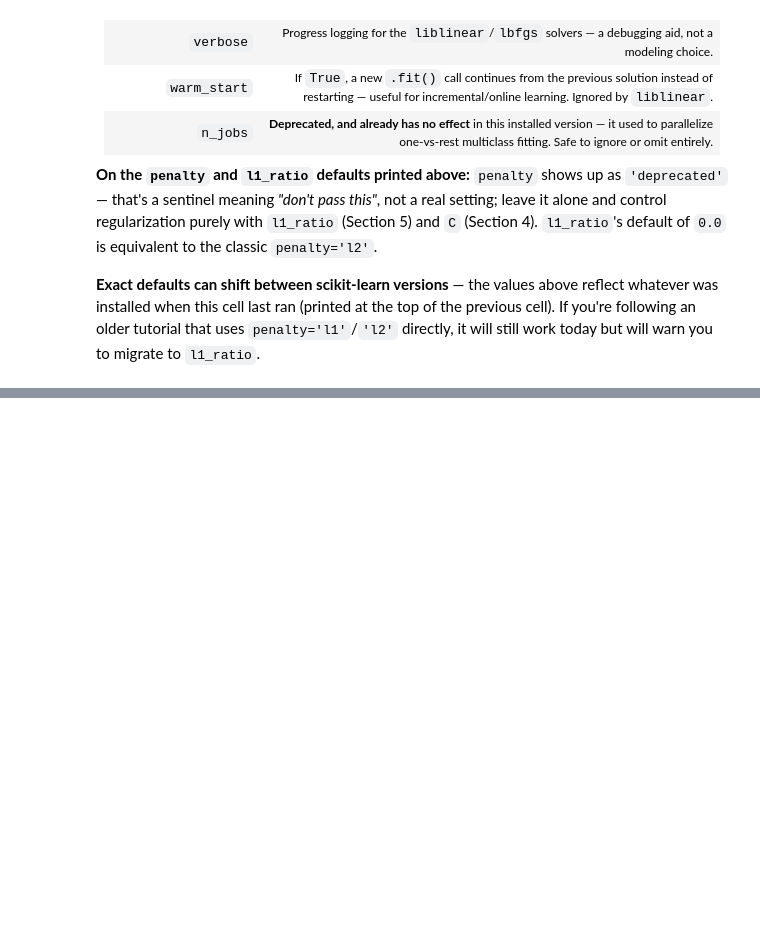
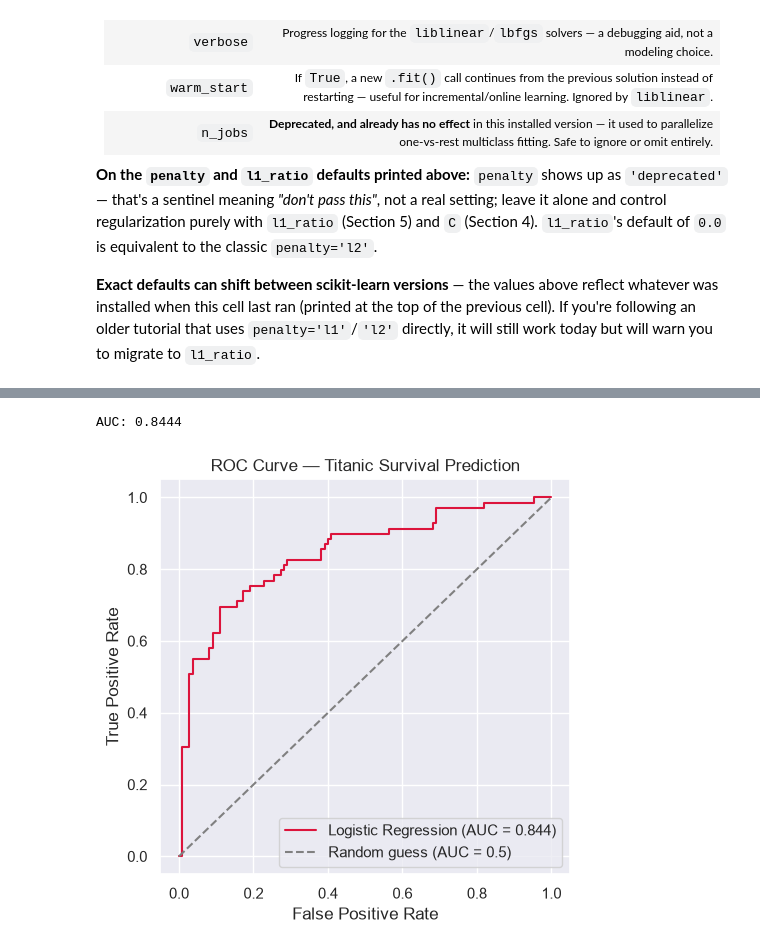
Before and after one commit to sadiaafsana138/Learning-Notes, a Jupyter notebook: ML_Learning-Notes/ML - Algorithm/Supervised/Logistic Regression (Classification)/Logistic_Regression_Complete.ipynb, the cells around one changed output, grey strips where cells are left out. Drawn from its saved outputs; the diff is of its cells as text; code cells hidden in the pictures; blank space fills up the shorter version.

```diff
--- a/ML_Learning-Notes/ML - Algorithm/Supervised/Logistic Regression -- Classification/Logistic_Regression_Complete.ipynb
+++ b/ML_Learning-Notes/ML - Algorithm/Supervised/Logistic Regression (Classification)/Logistic_Regression_Complete.ipynb
@@ -810,0 +884,20 @@ n_jobs               default = None
+# %%
+# ROC curve + AUC — sweep the decision threshold and plot TPR vs FPR
+y_prob = lr_model.predict_proba(X_test)[:, 1]   # probability of class '1' (Survived)
+
+fpr, tpr, thresholds = roc_curve(y_test, y_prob)
+auc = roc_auc_score(y_test, y_prob)
+print(f"AUC: {auc:.4f}")
+
+plt.figure(figsize=(5, 5))
+plt.plot(fpr, tpr, color='crimson', label=f"Logistic Regression (AUC = {auc:.3f})")
+plt.plot([0, 1], [0, 1], linestyle='--', color='gray', label="Random guess (AUC = 0.5)")
+plt.xlabel("False Positive Rate")
+plt.ylabel("True Positive Rate")
+plt.title("ROC Curve — Titanic Survival Prediction")
+plt.legend()
+plt.tight_layout()
+plt.show()
+# %% [output]
+AUC: 0.8444
+[figure, added]
```
Also changed, not shown: parts of 21 cells of this notebook, 41 other files.
